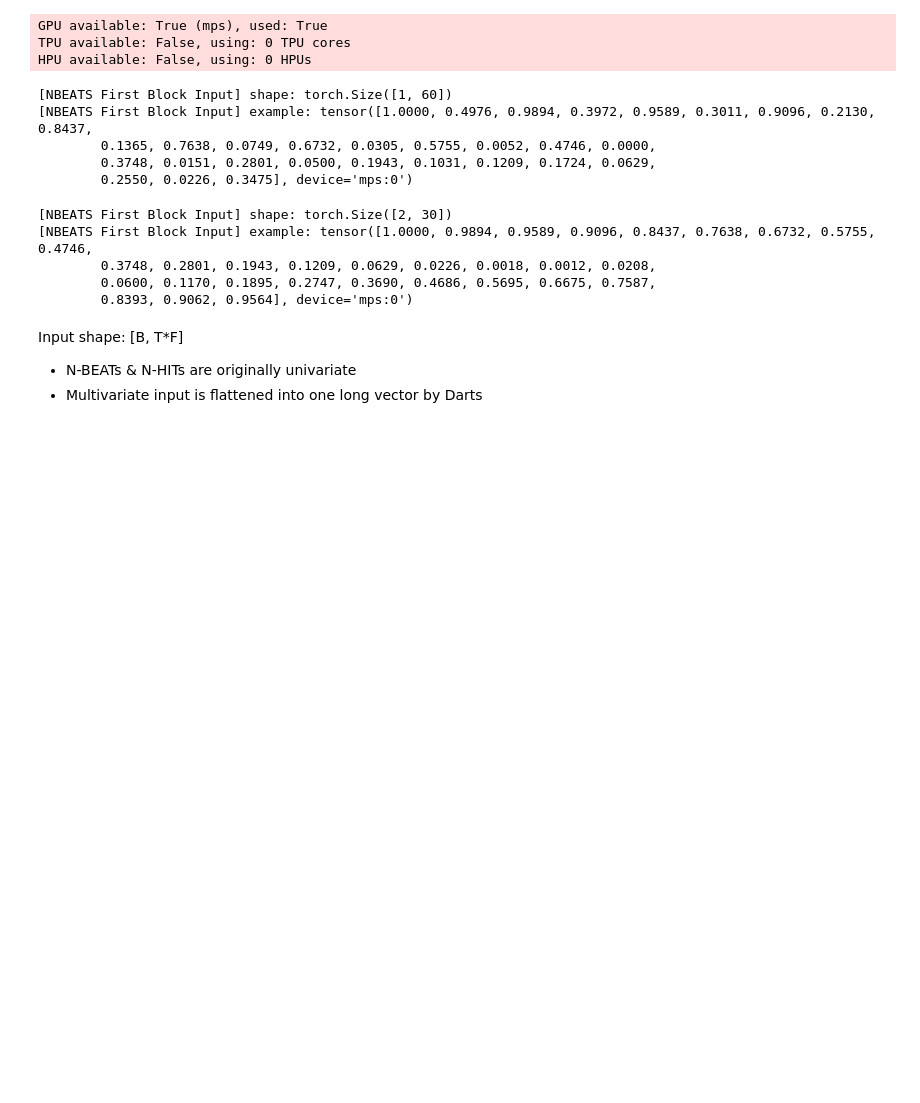
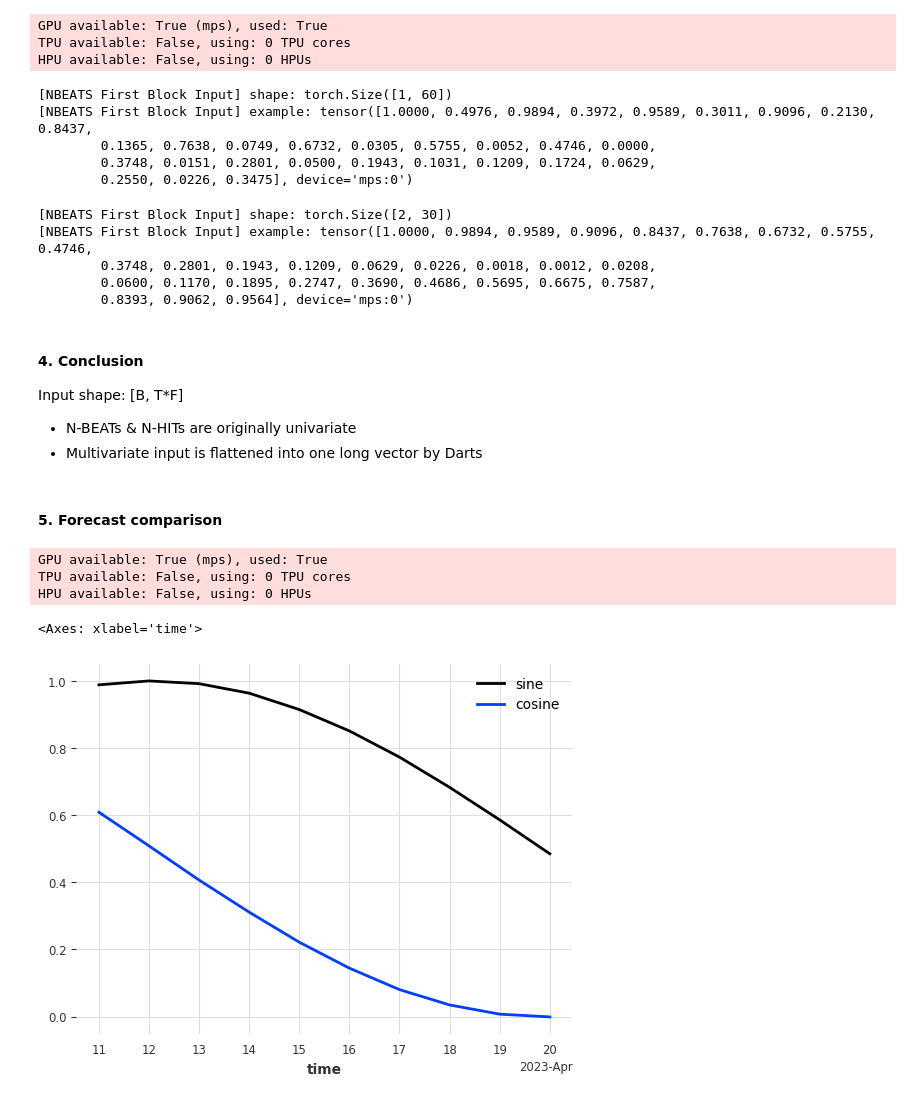
Before and after one commit to hucann/ALPS, a Jupyter notebook: notebooks/multivariate.ipynb, the cells around one changed output. Cells and saved outputs as stored; diff of their text form; code cells hidden in the pictures; blank space fills up the shorter version.

```diff
--- a/notebooks/multivariate.ipynb
+++ b/notebooks/multivariate.ipynb
@@ -207,7 +230,7 @@ Note: change of time steps from 30 to 1 -- after the initial input, Darts predic
 model_nbeats_mv = NBEATSModel(
     input_chunk_length=30,
     output_chunk_length=10,
-    n_epochs=10,
+    n_epochs=100,
     random_state=42,
 )
 
@@ -346,6 +369,17 @@ HPU available: False, using: 0 HPUs
         0.0600, 0.1170, 0.1895, 0.2747, 0.3690, 0.4686, 0.5695, 0.6675, 0.7587,
         0.8393, 0.9062, 0.9564], device='mps:0')
 # %% [markdown]
+#### 4. Conclusion
 Input shape: [B, T*F]
 - N-BEATs & N-HITs are originally univariate
 - Multivariate input is flattened into one long vector by Darts
+# %% [markdown]
+#### 5. Forecast comparison
+# %%
+model_nbeats_mv.predict(10).plot()
+# %% [output]
+GPU available: True (mps), used: True
+TPU available: False, using: 0 TPU cores
+HPU available: False, using: 0 HPUs
+<Axes: xlabel='time'>
+[figure, added]
```
Also changed, not shown: parts of 10 cells of this notebook, 2 other files.
